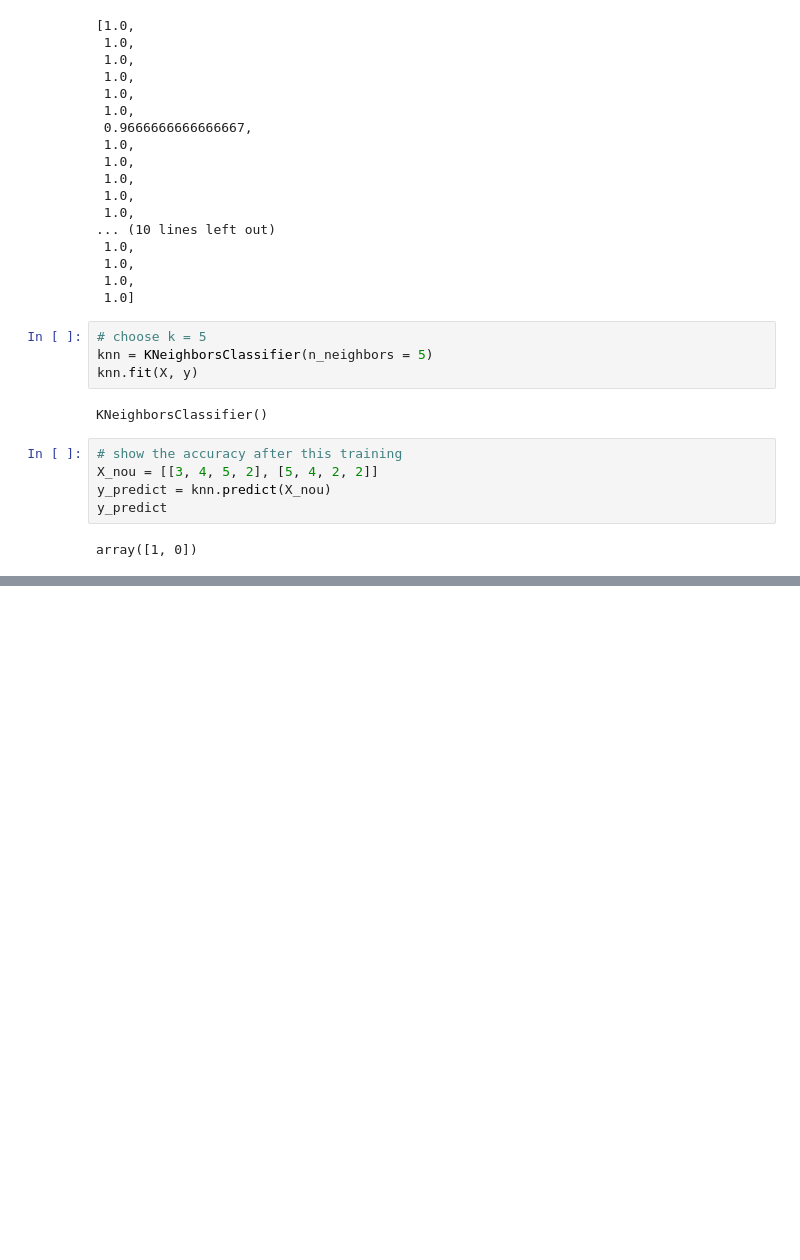
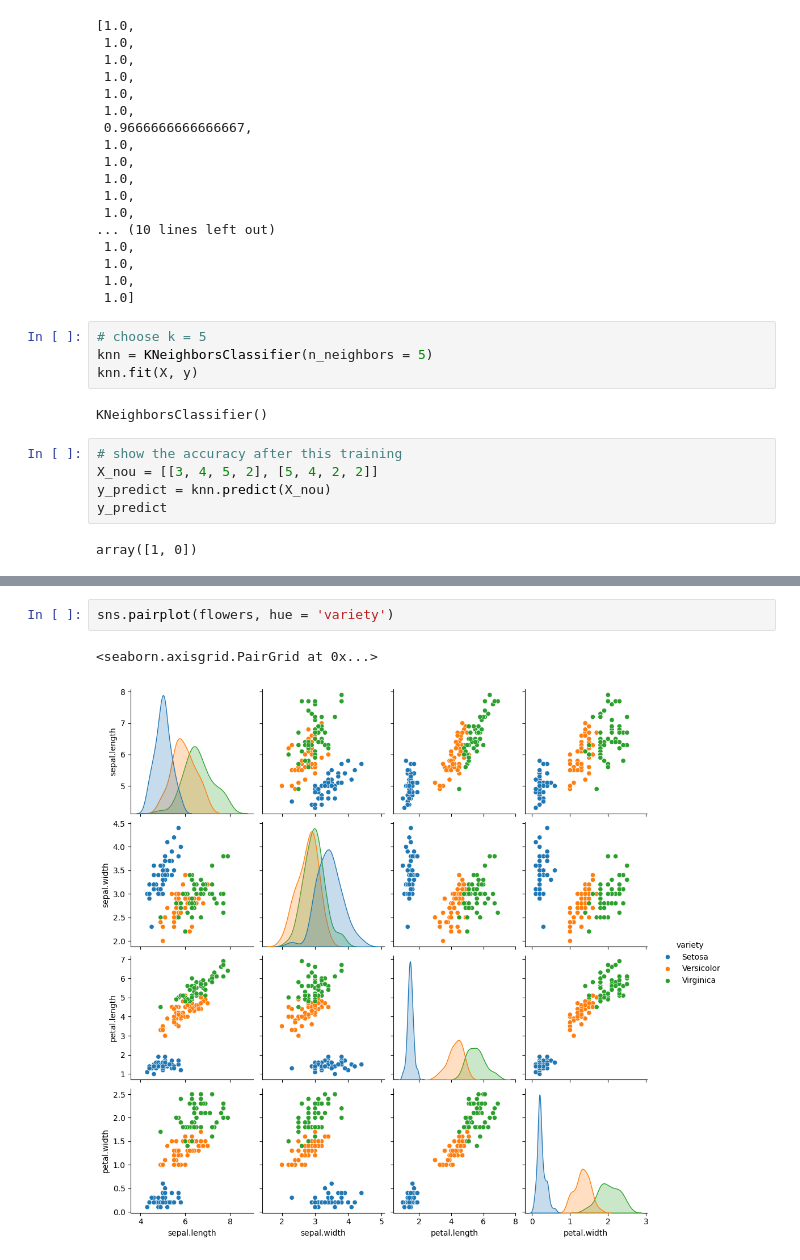
Before and after one commit to marius2347/Working-with-Iris-Dataset-using-Machine-Learning-in-Python-at-ISB, a Jupyter notebook: ml.ipynb, the cells around one changed output, grey strips where cells are left out. Drawn from its saved outputs; the diff is of its cells as text; blank space fills up the shorter version.

```diff
--- a/ml.ipynb
+++ b/ml.ipynb
@@ -235,0 +281,5 @@ array([1, 0])
+# %%
+sns.pairplot(flowers, hue = 'variety')
+# %% [output]
+<seaborn.axisgrid.PairGrid at 0x...>
+[figure, added]
```
Also changed, not shown: parts of 17 cells of this notebook, 1 other file.
